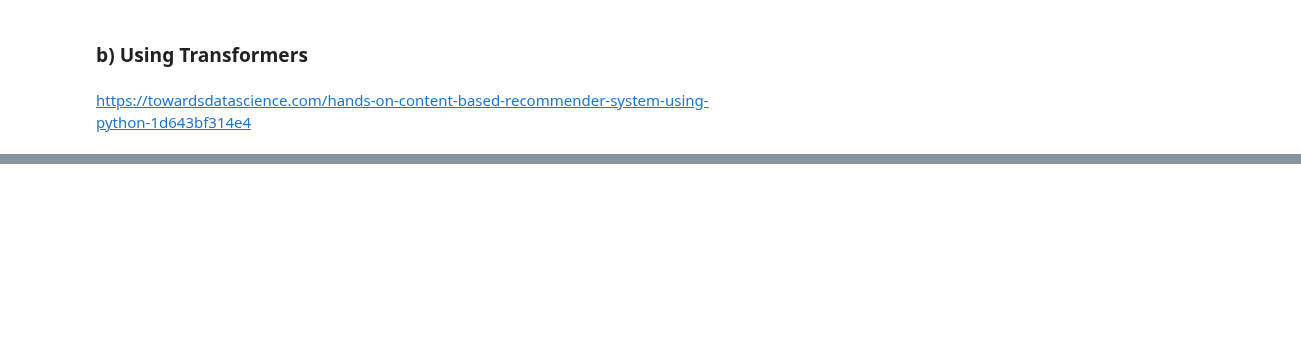
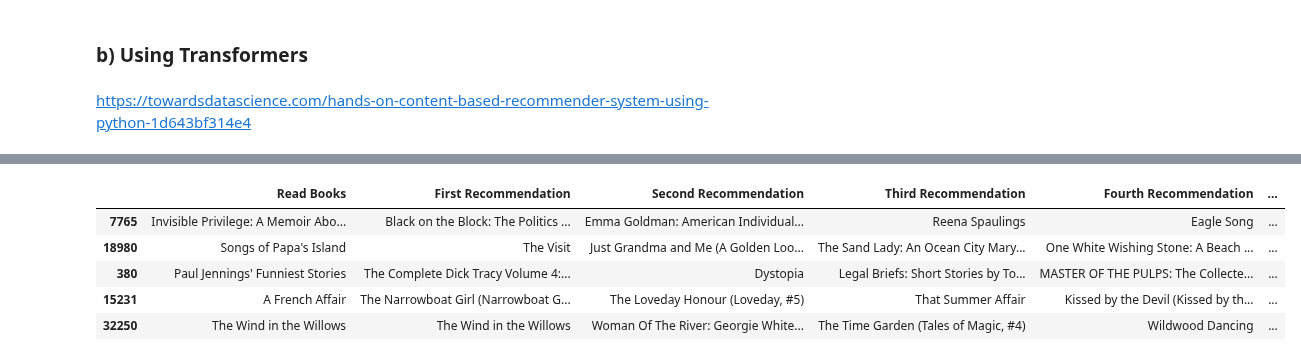
Before and after one commit to cecilegltslmcs/recommender_sys_books, a Jupyter notebook: P7_02_notebookmodelisation.ipynb, the cells around one changed output, grey strips where cells are left out. Cells and saved outputs as stored; diff of their text form; code cells hidden in the pictures; blank space fills up the shorter version.

```diff
--- a/P7_02_notebookmodelisation.ipynb
+++ b/P7_02_notebookmodelisation.ipynb
@@ -400,5 +419,5 @@ For debugging consider passing CUDA_LAUNCH_BLOCKING=1.
 # %%
-X = np.array(embed_data)
+X = np.array(embeddings)
 n_comp = 5
 pca = PCA(n_components=n_comp)
 pca.fit(X)
@@ -409,23 +460,19 @@ sns.pairplot(pca_data)
 # %%
-cos_sim_data = pd.DataFrame(cosine_similarity(X))
-def give_recommendations(index,print_recommendation = False,print_recommendation_plots= False,print_genres =False):
+def give_recommendations(index, print_recommendation = False,print_recommendation_plots= False):
   index_recomm =cos_sim_data.loc[index].sort_values(ascending=False).index.tolist()[1:6]
-  movies_recomm =  data['Series_Title'].loc[index_recomm].values
-  result = {'Movies':movies_recomm,'Index':index_recomm}
+  books_recomm =  data['Name'].loc[index_recomm].values
+  result = {'Books':books_recomm,'Index':index_recomm}
   if print_recommendation==True:
-    print('The watched movie is this one: %s \n'%(data['Series_Title'].loc[index]))
+    print('Book Read: %s \n'%(data['Name'].loc[index]))
     k=1
-    for movie in movies_recomm:
-      print('The number %i recommended movie is this one: %s \n'%(k,movie))
+    for book in books_recomm:
+      print('Recommended book #%i : %s \n'%(k, book))
+      k = k+1
   if print_recommendation_plots==True:
-    print('The plot of the watched movie is this one:\n %s \n'%(data['Overview'].loc[index]))
+    print('Book Read - Description:\n %s \n'%(data['Description'].loc[index]))
     k=1
-    for q in range(len(movies_recomm)):
-      plot_q = data['Overview'].loc[index_recomm[q]]
-      print('The plot of the number %i recommended movie is this one:\n %s \n'%(k,plot_q))
-      k=k+1
-    for q in range(len(movies_recomm)):
-      plot_q = data['Genre'].loc[index_recomm[q]]
-      print('The plot of the number %i recommended movie is this one:\n %s \n'%(k,plot_q))
+    for q in range(len(books_recomm)):
+      plot_q = data['Description'].loc[index_recomm[q]]
+      print('Recommended Book #%i - Description:\n %s \n'%(k,plot_q))
       k=k+1
   return result
@@ -452,0 +504,17 @@ for q in range(1,5):
+# %%
+recomm_list = []
+for i in range(len(X)):
+  recomm_i = give_recommendations(i)
+  recomm_list.append(recomm_i['Books'])
+recomm_data = pd.DataFrame(recomm_list,columns=['First Recommendation','Second Recommendation','Third Recommendation','Fourth Recommendation','Fifth Recommendation'])
+recomm_data['Books Read'] = data['Name']
+recomm_data = recomm_data[['Books Read','First Recommendation','Second Recommendation','Third Recommendation','Fourth Recommendation','Fifth Recommendation']]
+# %%
+recomm_data.sample(frac=1).head()
+# %% [output]
+|  | Read Books | First Recommendation | Second Recommendation | Third Recommendation | Fourth Recommendation | ... |
+| 7765 | Invisible Privilege: A Memoir Abo... | Black on the Block: The Politics ... | Emma Goldman: American Individual... | Reena Spaulings | Eagle Song | ... |
+| 18980 | Songs of Papa's Island | The Visit | Just Grandma and Me (A Golden Loo... | The Sand Lady: An Ocean City Mary... | One White Wishing Stone: A Beach ... | ... |
+| 380 | Paul Jennings' Funniest Stories | The Complete Dick Tracy Volume 4:... | Dystopia | Legal Briefs: Short Stories by To... | MASTER OF THE PULPS: The Collecte... | ... |
+| 15231 | A French Affair | The Narrowboat Girl (Narrowboat G... | The Loveday Honour (Loveday, #5) | That Summer Affair | Kissed by the Devil (Kissed by th... | ... |
+| 32250 | The Wind in the Willows | The Wind in the Willows | Woman Of The River: Georgie White... | The Time Garden (Tales of Magic, #4) | Wildwood Dancing | ... |
```
Also changed, not shown: parts of 15 cells of this notebook.
